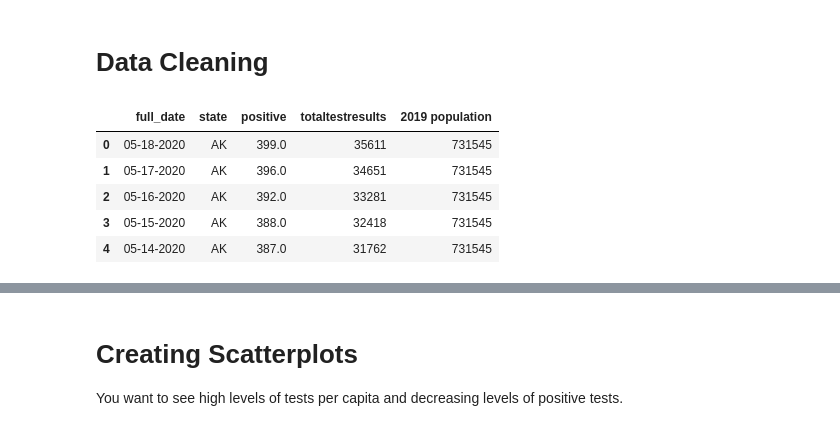
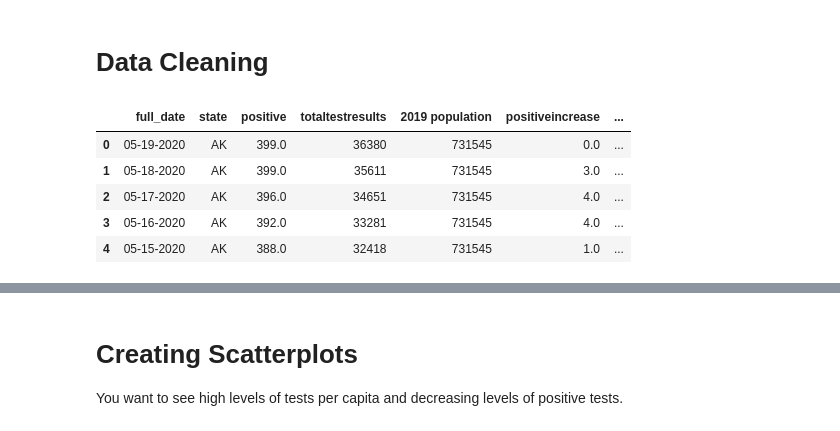
Before and after one commit to hanesy/covid-tracking, a Jupyter notebook: data-exploration.ipynb, the cells around one changed output, grey strips where cells are left out. Cells and saved outputs as stored; diff of their text form; code cells hidden in the pictures.

```diff
--- a/data-exploration.ipynb
+++ b/data-exploration.ipynb
@@ -227,7 +227,7 @@ Index(['date', 'state', 'positive', 'negative', 'pending',
        '2019 population', 'NAME', 'state_y'],
       dtype='object')
 # %%
-select_columns_daily = ['date', 'state', 'positive', 'totalTestResults', "2019 population"]
+select_columns_daily = ['date', 'state', 'positive', 'totalTestResults', "2019 population", "positiveIncrease", "totalTestResultsIncrease"]
 state_daily_analysis_df_pre = state_daily_merged_df[select_columns_daily]
 state_daily_analysis_df_pre.columns = map(str.lower, state_daily_analysis_df_pre.columns)
 state_daily_analysis_df_pre.head()
@@ -267,24 +267,24 @@ state_current_analysis_df_pre.head()
 # %%
 # checking for null date values
 # state_daily_analysis[state_daily_analysis['date'].isnull()]
 state_daily_date = state_daily_analysis_df_pre.copy()
 state_daily_date['year'] = state_daily_date['date'].astype('str').str[:4]
 state_daily_date['month'] = state_daily_date['date'].astype('str').str[4:6]
 state_daily_date['day'] = state_daily_date['date'].astype('str').str[6:]
 state_daily_date ['date'] = state_daily_date['month']+"-"+state_daily_date['day']+"-"+state_daily_date['year']
 state_daily_date ['full_date'] = pd.to_datetime(state_daily_date['date'], format='%m-%d-%Y')
 state_daily_date ['full_date'] = state_daily_date ['full_date'].dt.strftime("%m-%d-%Y")
-
-select_columns = ['full_date', 'state','positive', 'totaltestresults', '2019 population']
+state_daily_date
+select_columns = ['full_date', 'state','positive', 'totaltestresults', '2019 population', 'positiveincrease', 'totaltestresultsincrease']
 state_daily_analysis_df = state_daily_date[select_columns]
 state_daily_analysis_df.head()
 # %% [output]
-|  | full_date | state | positive | totaltestresults | 2019 population |
-| 0 | 05-18-2020 | AK | 399.0 | 35611 | 731545 |
-| 1 | 05-17-2020 | AK | 396.0 | 34651 | 731545 |
-| 2 | 05-16-2020 | AK | 392.0 | 33281 | 731545 |
-| 3 | 05-15-2020 | AK | 388.0 | 32418 | 731545 |
-| 4 | 05-14-2020 | AK | 387.0 | 31762 | 731545 |
+|  | full_date | state | positive | totaltestresults | 2019 population | positiveincrease | ... |
+| 0 | 05-19-2020 | AK | 399.0 | 36380 | 731545 | 0.0 | ... |
+| 1 | 05-18-2020 | AK | 399.0 | 35611 | 731545 | 3.0 | ... |
+| 2 | 05-17-2020 | AK | 396.0 | 34651 | 731545 | 4.0 | ... |
+| 3 | 05-16-2020 | AK | 392.0 | 33281 | 731545 | 4.0 | ... |
+| 4 | 05-15-2020 | AK | 388.0 | 32418 | 731545 | 1.0 | ... |
 # %%
 state_current_date = state_current_analysis_df_pre.copy()
 state_current_date['full_date'] = pd.to_datetime('today').strftime("%m-%d-%Y")
```
Also changed, not shown: parts of 29 cells of this notebook, 10 other files.
